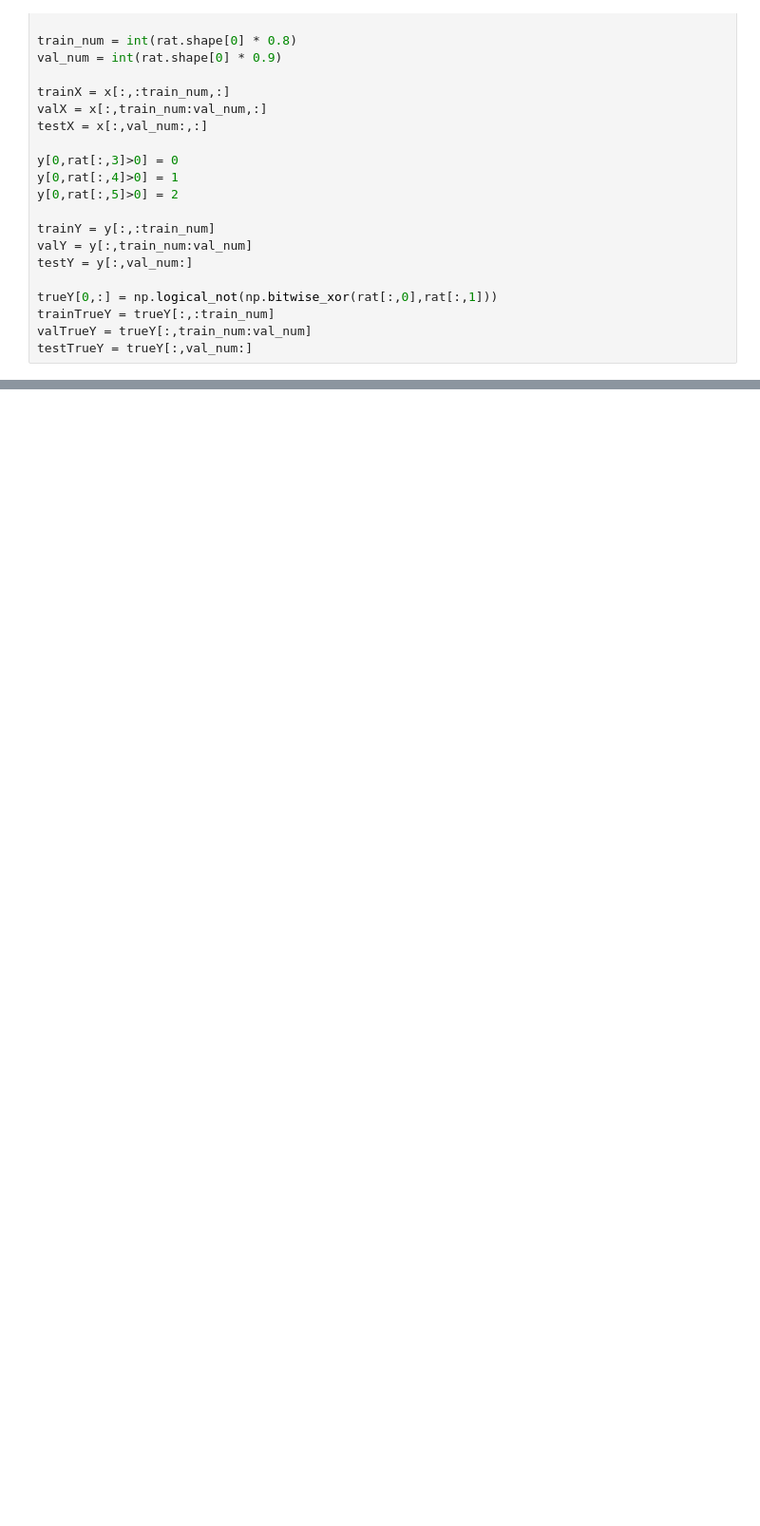
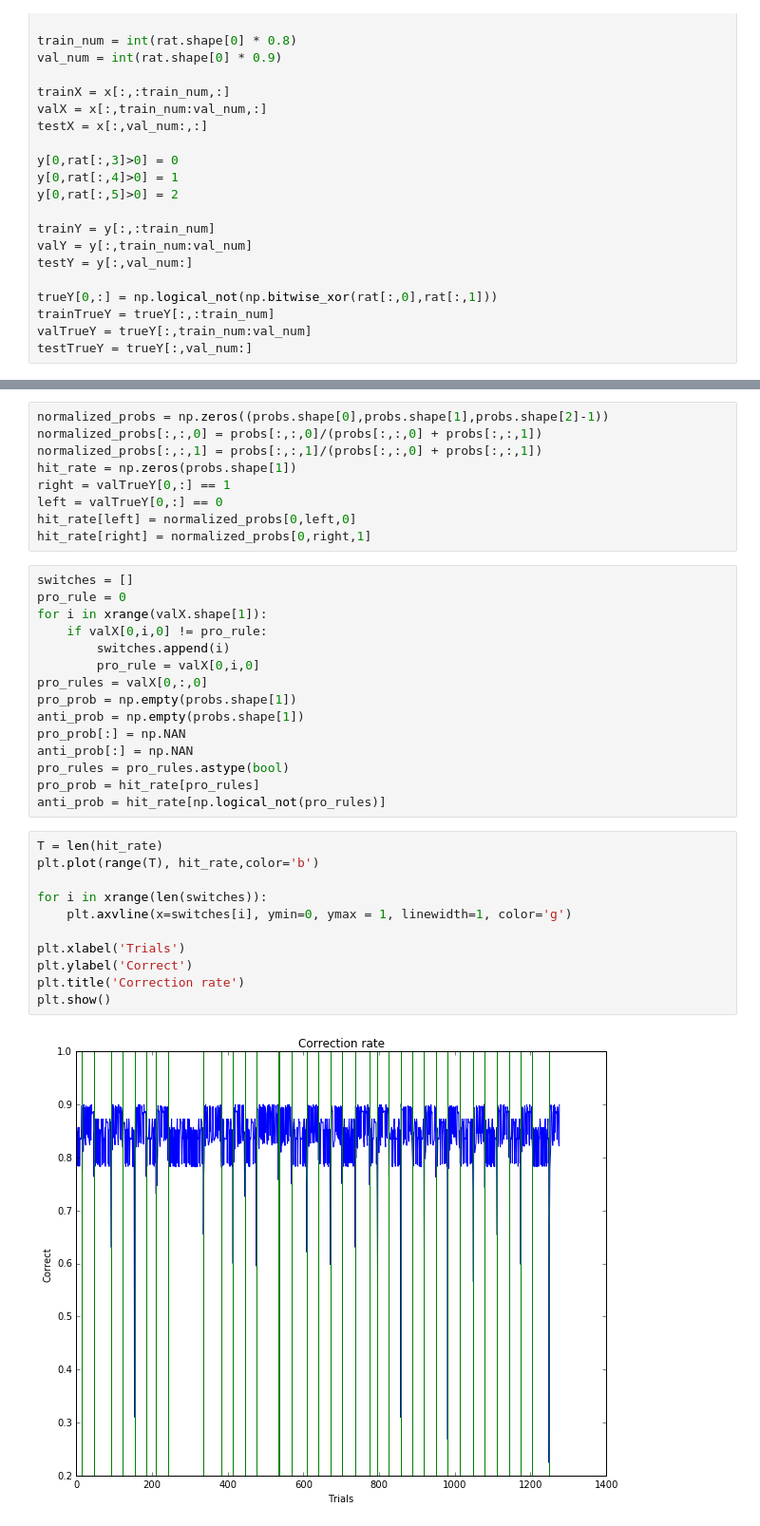
Before and after one commit to jacklxc/Virtual-Rat, a Jupyter notebook: FirstVirtualRat.ipynb, the cells around one changed output, grey strips where cells are left out. Shown at 95% size. Saved outputs shown, nothing was run; the diff lists cells and outputs as text; blank space fills up the shorter version.

```diff
--- a/FirstVirtualRat.ipynb
+++ b/FirstVirtualRat.ipynb
@@ -98 +113,38 @@ print acc
+# %%
+normalized_probs = np.zeros((probs.shape[0],probs.shape[1],probs.shape[2]-1))
+normalized_probs[:,:,0] = probs[:,:,0]/(probs[:,:,0] + probs[:,:,1])
+normalized_probs[:,:,1] = probs[:,:,1]/(probs[:,:,0] + probs[:,:,1])
+hit_rate = np.zeros(probs.shape[1])
+right = valTrueY[0,:] == 1
+left = valTrueY[0,:] == 0
+hit_rate[left] = normalized_probs[0,left,0]
+hit_rate[right] = normalized_probs[0,right,1]
+# %%
+switches = []
+pro_rule = 0
+for i in xrange(valX.shape[1]):
+    if valX[0,i,0] != pro_rule:
+        switches.append(i)
+        pro_rule = valX[0,i,0]
+pro_rules = valX[0,:,0]
+pro_prob = np.empty(probs.shape[1])
+anti_prob = np.empty(probs.shape[1])
+pro_prob[:] = np.NAN
+anti_prob[:] = np.NAN
+pro_rules = pro_rules.astype(bool)
+pro_prob = hit_rate[pro_rules]
+anti_prob = hit_rate[np.logical_not(pro_rules)]
+# %%
+T = len(hit_rate)
+plt.plot(range(T), hit_rate,color='b')
+
+for i in xrange(len(switches)):
+    plt.axvline(x=switches[i], ymin=0, ymax = 1, linewidth=1, color='g')
+
+plt.xlabel('Trials')
+plt.ylabel('Correct')
+plt.title('Correction rate')
+plt.show()
+# %% [output]
+[figure, added]
 # %%
```
Also changed, not shown: parts of 9 cells of this notebook, 3 other files.
